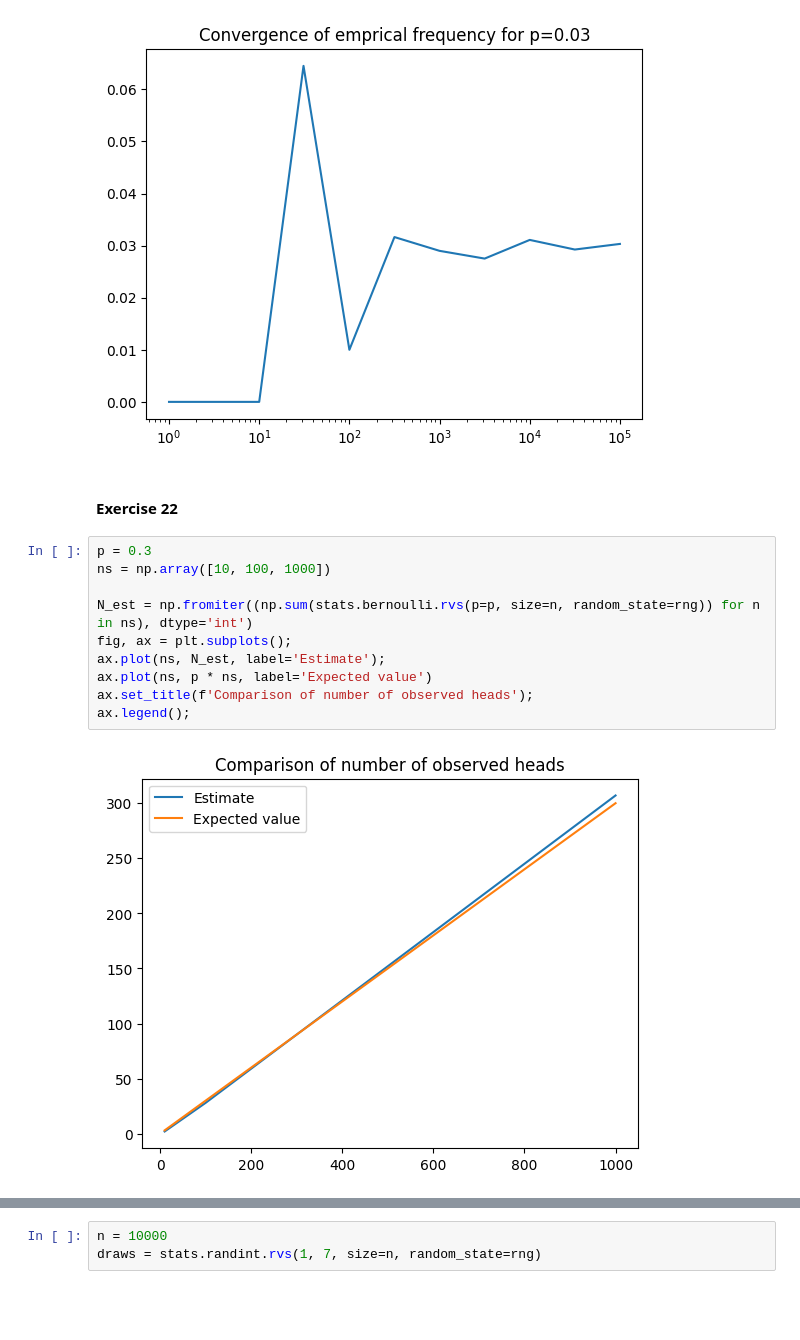
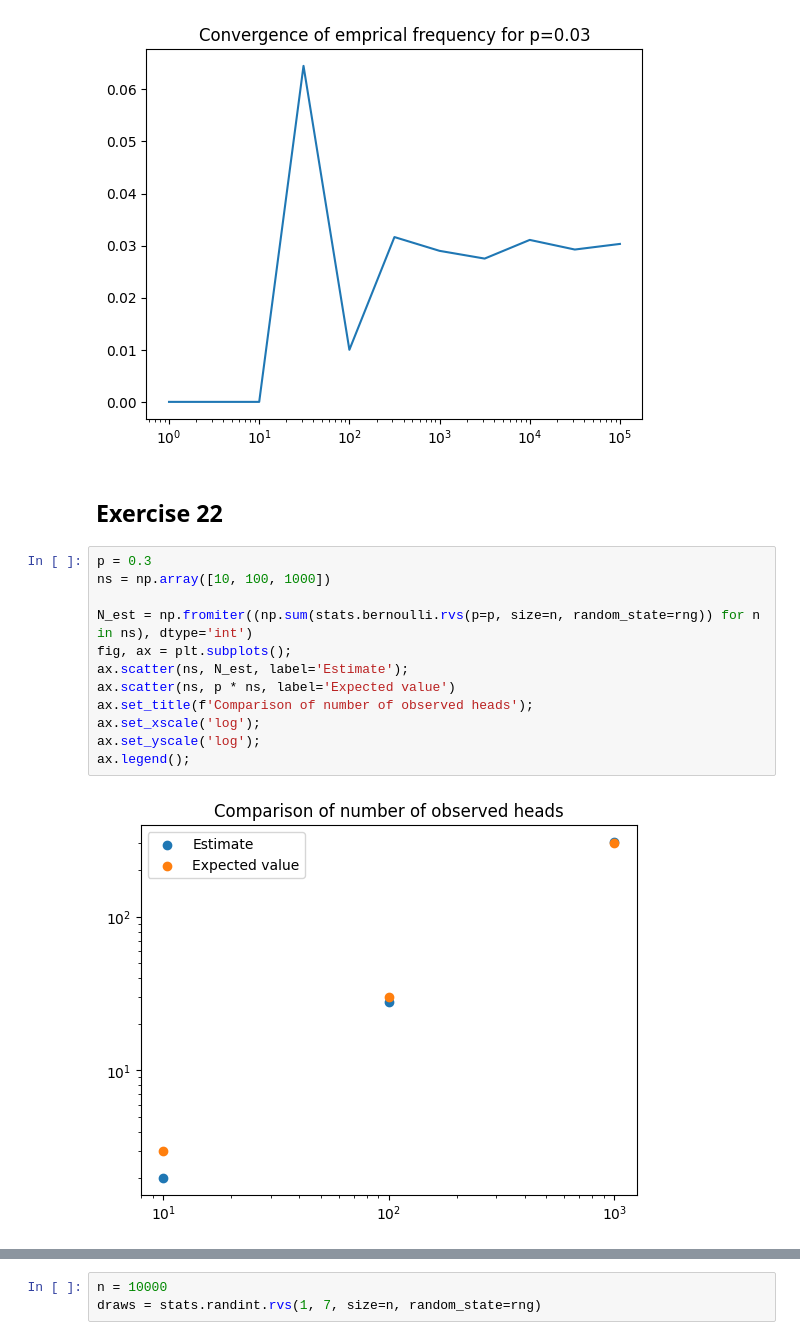
Before and after one commit to aglebov/all-of-statistics, a Jupyter notebook: ch01/exercises.ipynb, the cells around one changed output, grey strips where cells are left out. Saved outputs shown, nothing was run; the diff lists cells and outputs as text; blank space fills up the shorter version.

```diff
--- a/ch01/exercises.ipynb
+++ b/ch01/exercises.ipynb
@@ -374,17 +422,19 @@ ax.set_title(f'Convergence of emprical frequency for p={p}');
 # %% [output]
 [figure]
 # %% [markdown]
-#### Exercise 22
+## Exercise 22
 # %%
 p = 0.3
 ns = np.array([10, 100, 1000])
 
 N_est = np.fromiter((np.sum(stats.bernoulli.rvs(p=p, size=n, random_state=rng)) for n in ns), dtype='int')
 fig, ax = plt.subplots();
-ax.plot(ns, N_est, label='Estimate');
-ax.plot(ns, p * ns, label='Expected value')
+ax.scatter(ns, N_est, label='Estimate');
+ax.scatter(ns, p * ns, label='Expected value')
 ax.set_title(f'Comparison of number of observed heads');
+ax.set_xscale('log');
+ax.set_yscale('log');
 ax.legend();
 # %% [output]
-[figure, old version]
+[figure, new version]
 # %% [markdown]
```
Also changed, not shown: parts of 49 cells of this notebook, 1 other file.
